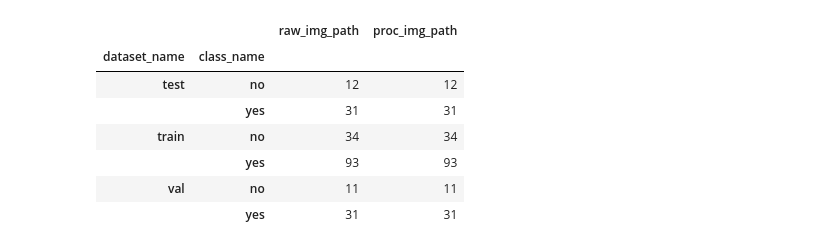
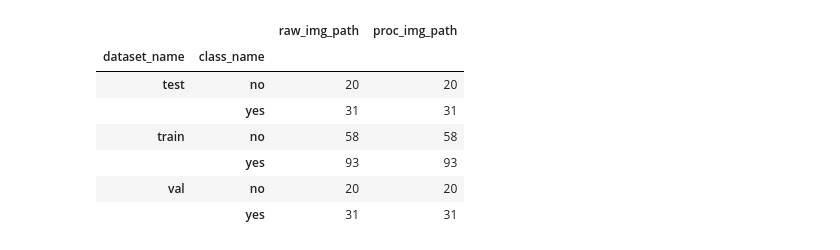
Before and after one commit to OlivierLAVAUD/Neurogard-TD-SPO, a Jupyter notebook: modele_api/process-data.ipynb, the cells around one changed output. Cells and saved outputs as stored; diff of their text form; code cells hidden in the pictures.

```diff
--- a/modele_api/process-data.ipynb
+++ b/modele_api/process-data.ipynb
@@ -47,7 +41,8 @@ def create_dir(directory_path, remove_if_exists=True):
     os.makedirs(directory_path, exist_ok=(not remove_if_exists))
 # %%
 # Chemin vers le répertoire racine
-root_path = "./data/"
+
+root_path = "../data/"
 raw_path = os.path.join(root_path, 'raw')
 proc_path = os.path.join(root_path, 'proc')
 
@@ -83,38 +78,38 @@ for class_name in classes:
     train_images = images[:val_split_index]
     val_images = images[val_split_index: test_split_index]
     test_images = images[test_split_index:]
 
     # Créer les répertoires de classe dans les ensembles d'entraînement et de test
     train_class_path = os.path.join(train_path, class_name)
     val_class_path = os.path.join(val_path, class_name)
     test_class_path = os.path.join(test_path, class_name)
 
     create_dir(train_class_path)
     create_dir(val_class_path)
     create_dir(test_class_path)
 
 
     for dataset_name, dataset_images, dataset_class_path in [('train', train_images, train_class_path),
                                                              ('val', val_images, val_class_path),
                                                              ('test', test_images, test_class_path)]:
         for image in dataset_images:
             src = os.path.join(class_path, image)
             dst = os.path.join(dataset_class_path, format_filename(counter))
             shutil.copy(src, dst)
             file_mapping += [{'raw_img_path': src, 'proc_img_path': dst, 'class_name': class_name, 'dataset_name': dataset_name}]
             counter += 1
 
 df = pd.DataFrame.from_records(file_mapping)
 df.to_csv(os.path.join(root_path, 'file_mapping.csv'), index=False, header=True)
 df.groupby(['dataset_name', 'class_name']).count()
 # %% [output]
 |  |  | raw_img_path | proc_img_path |
 | dataset_name | class_name |  |  |
-| test | no | 12 | 12 |
+| test | no | 20 | 20 |
 |  | yes | 31 | 31 |
-| train | no | 34 | 34 |
+| train | no | 58 | 58 |
 |  | yes | 93 | 93 |
-| val | no | 11 | 11 |
+| val | no | 20 | 20 |
 |  | yes | 31 | 31 |
 # %%
 def load_images(path_to_folder):
```
Also changed, not shown: parts of 13 cells of this notebook, 3 other files.
